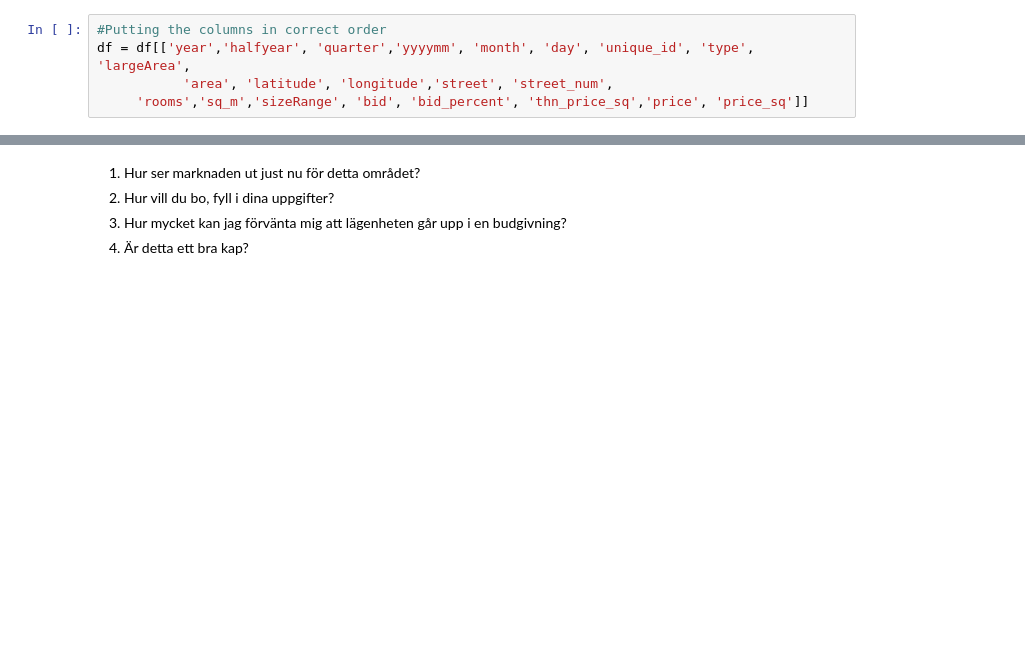
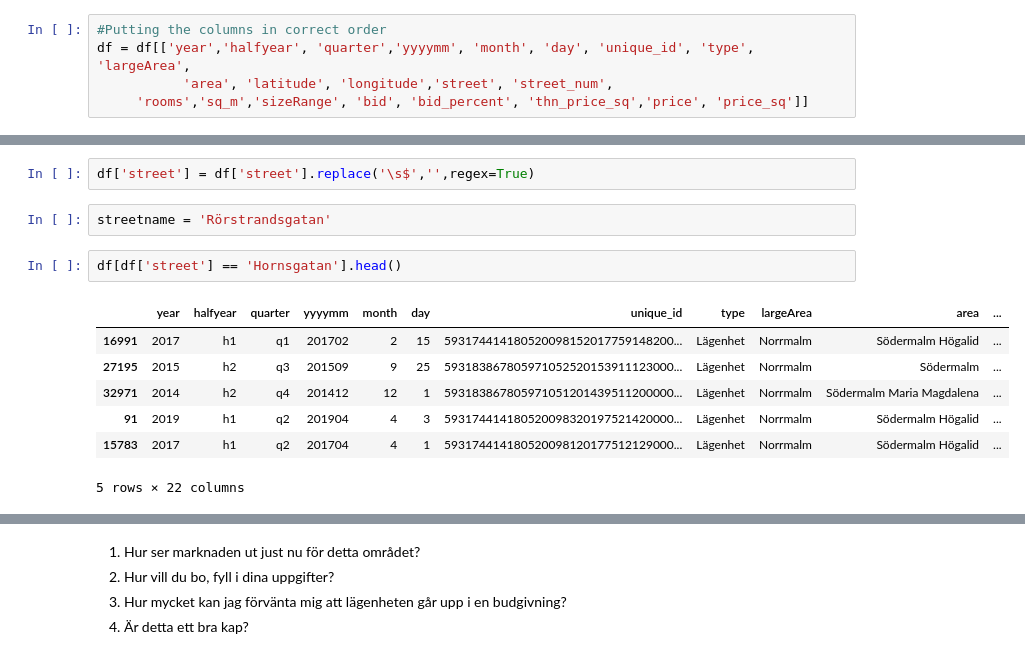
Before and after one commit to adamand89/resident, a Jupyter notebook: new_scrape.ipynb, the cells around one changed output, grey strips where cells are left out. Saved outputs shown, nothing was run; the diff lists cells and outputs as text; blank space fills up the shorter version.

```diff
--- a/new_scrape.ipynb
+++ b/new_scrape.ipynb
@@ -312,0 +325,14 @@ df = df[['year','halfyear', 'quarter','yyyymm', 'month', 'day', 'unique_id', 'ty
+# %%
+df['street'] = df['street'].replace('\s$','',regex=True)
+# %%
+streetname = 'Rörstrandsgatan'
+# %%
+df[df['street'] == 'Hornsgatan'].head()
+# %% [output]
+|  | year | halfyear | quarter | yyyymm | month | day | unique_id | type | largeArea | area | ... |
+| 16991 | 2017 | h1 | q1 | 201702 | 2 | 15 | 593174414180520098152017759148200... | Lägenhet | Norrmalm | Södermalm Högalid | ... |
+| 27195 | 2015 | h2 | q3 | 201509 | 9 | 25 | 593183867805971052520153911123000... | Lägenhet | Norrmalm | Södermalm | ... |
+| 32971 | 2014 | h2 | q4 | 201412 | 12 | 1 | 593183867805971051201439511200000... | Lägenhet | Norrmalm | Södermalm Maria Magdalena | ... |
+| 91 | 2019 | h1 | q2 | 201904 | 4 | 3 | 593174414180520098320197521420000... | Lägenhet | Norrmalm | Södermalm Högalid | ... |
+| 15783 | 2017 | h1 | q2 | 201704 | 4 | 1 | 593174414180520098120177512129000... | Lägenhet | Norrmalm | Södermalm Högalid | ... |
+5 rows × 22 columns
```
Also changed, not shown: parts of 11 cells of this notebook.
